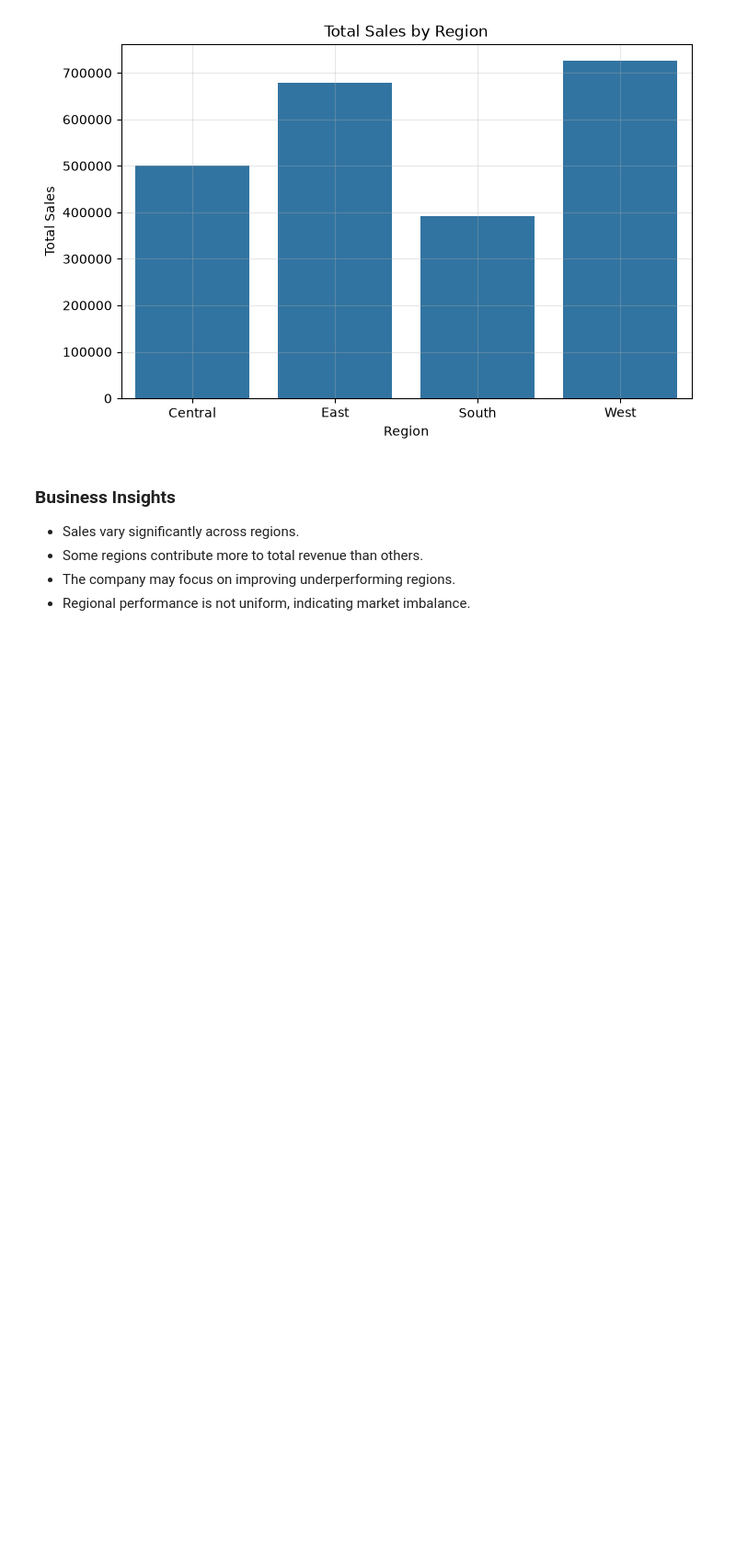
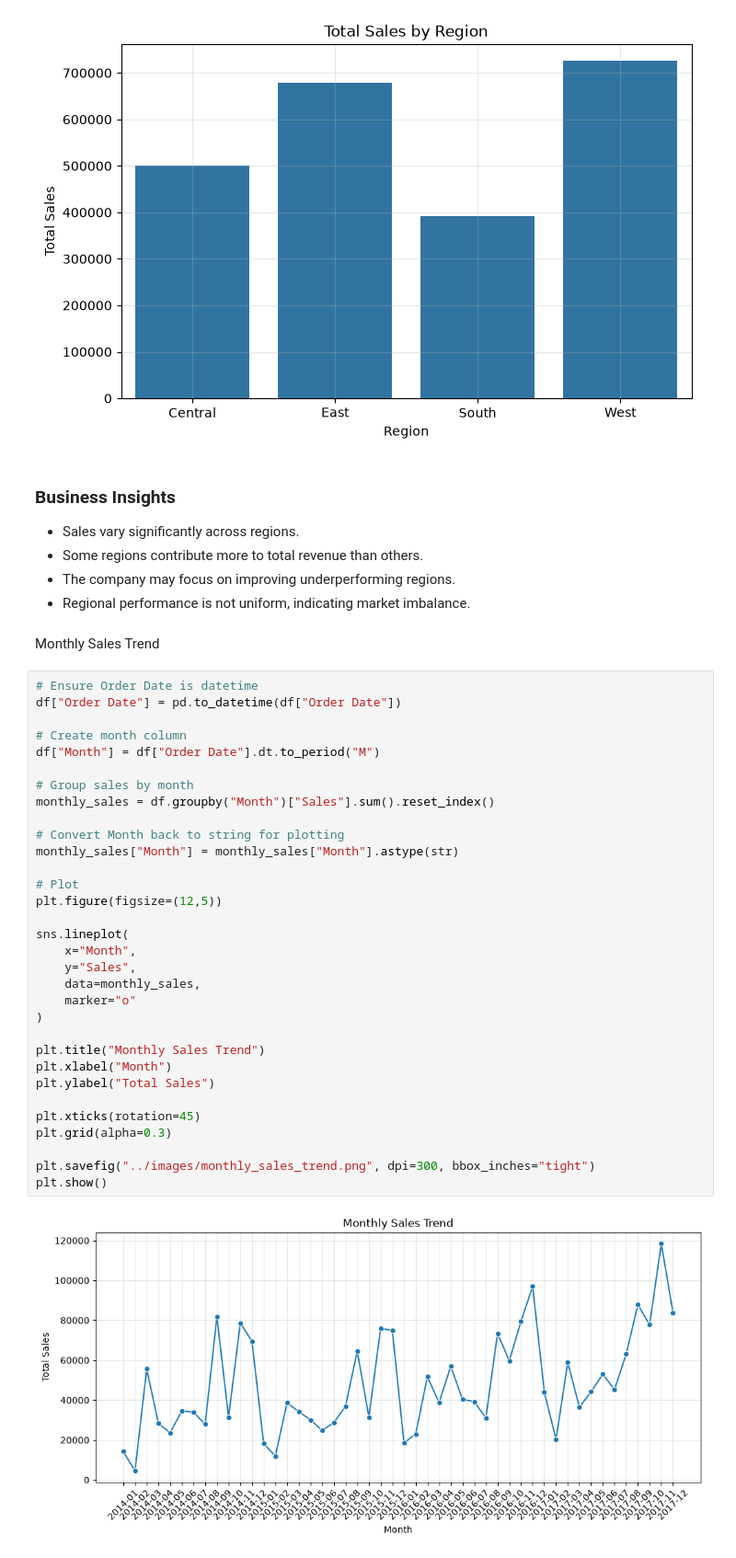
Before and after one commit to Swechhhya/DevRise-Data-Analysis, a Jupyter notebook: notebook/Data_Analysis.ipynb, the cells around one changed output. Shown at 92% size. Drawn from its saved outputs; the diff is of its cells as text; blank space fills up the shorter version.

Commit message:
code structure for improved readability and maintainability of monthly sales trenc

```diff
--- a/notebook/Data_Analysis.ipynb
+++ b/notebook/Data_Analysis.ipynb
@@ -266,3 +266,39 @@ plt.show()
 - Some regions contribute more to total revenue than others.
 - The company may focus on improving underperforming regions.
 - Regional performance is not uniform, indicating market imbalance.
+# %% [markdown]
+Monthly Sales Trend
+# %%
+# Ensure Order Date is datetime
+df["Order Date"] = pd.to_datetime(df["Order Date"])
+
+# Create month column
+df["Month"] = df["Order Date"].dt.to_period("M")
+
+# Group sales by month
+monthly_sales = df.groupby("Month")["Sales"].sum().reset_index()
+
+# Convert Month back to string for plotting
+monthly_sales["Month"] = monthly_sales["Month"].astype(str)
+
+# Plot
+plt.figure(figsize=(12,5))
+
+sns.lineplot(
+    x="Month",
+    y="Sales",
+    data=monthly_sales,
+    marker="o"
+)
+
+plt.title("Monthly Sales Trend")
+plt.xlabel("Month")
+plt.ylabel("Total Sales")
+
+plt.xticks(rotation=45)
+plt.grid(alpha=0.3)
+
+plt.savefig("../images/monthly_sales_trend.png", dpi=300, bbox_inches="tight")
+plt.show()
+# %% [output]
+[figure, added]
```
Also changed, not shown: parts of 1 cell of this notebook, 1 other file.
